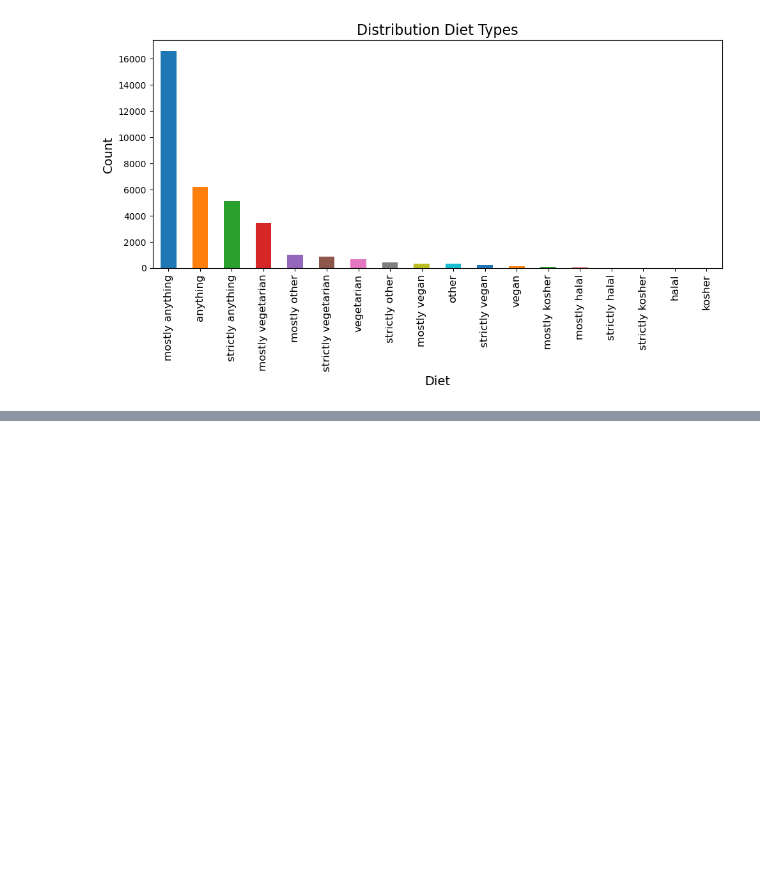
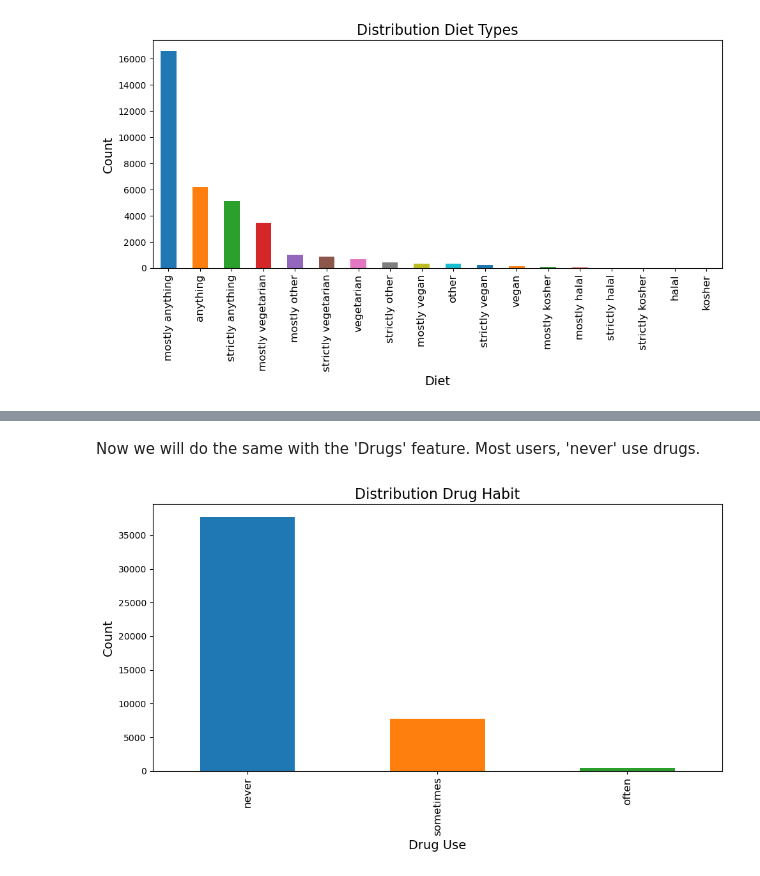
Before and after one commit to Kyloni417/OkCupid-Date-a-Scientist, a Jupyter notebook: date-a-scientist.ipynb, the cells around one changed output, grey strips where cells are left out. Drawn from its saved outputs; the diff is of its cells as text; code cells hidden in the pictures; blank space fills up the shorter version.

```diff
--- a/date-a-scientist.ipynb
+++ b/date-a-scientist.ipynb
@@ -317,0 +335,15 @@ plt.show()
+# %% [markdown]
+Now we will do the same with the 'Drugs' feature. Most users, 'never' use drugs.
+# %%
+drug_counts = profiles['drugs'].value_counts()
+
+plt.figure(figsize=(10, 6))
+drug_counts.plot(kind='bar', color=plt.cm.tab10.colors)
+plt.title('Distribution Drug Habit', fontsize=16)
+plt.xlabel('Drug Use', fontsize=14)
+plt.ylabel('Count', fontsize=14)
+plt.xticks(rotation=90, fontsize=12)
+plt.tight_layout()
+plt.show()
+# %% [output]
+[figure, added]
```
Also changed, not shown: parts of 17 cells of this notebook.
